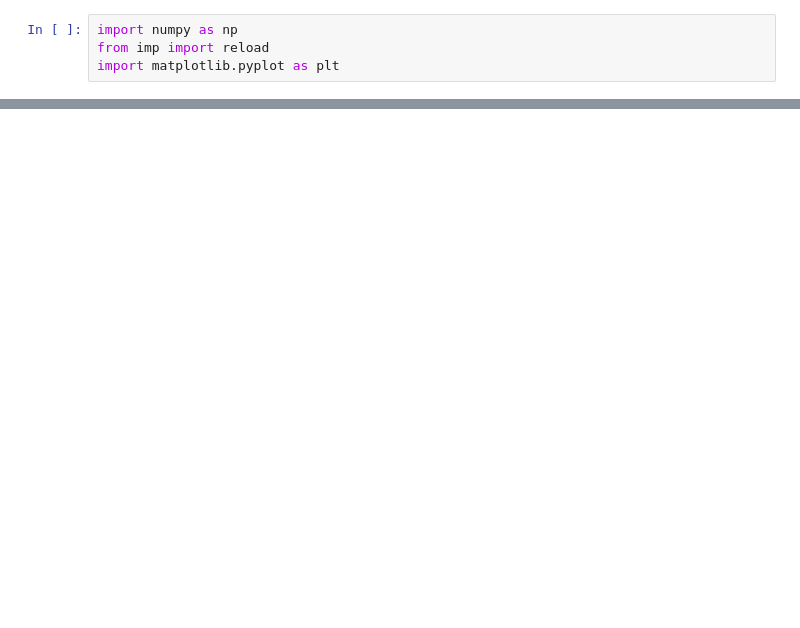
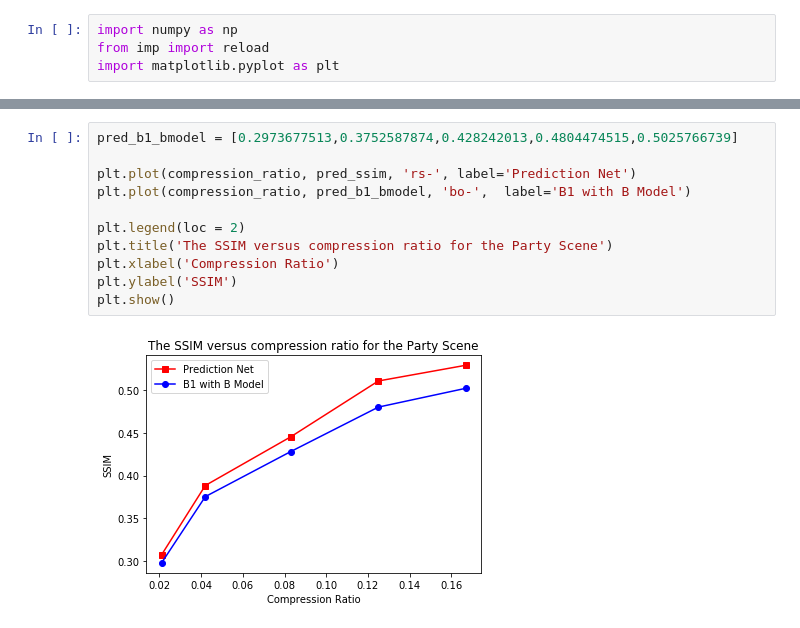
Before and after one commit to Chlerry/Motion-Aware-Deep-Video-Coding-Network, a Jupyter notebook: plot.ipynb, the cells around one changed output, grey strips where cells are left out. Saved outputs shown, nothing was run; the diff lists cells and outputs as text; blank space fills up the shorter version.

```diff
--- a/plot.ipynb
+++ b/plot.ipynb
@@ -27 +42,14 @@ plt.show()
+# %%
+pred_b1_bmodel = [0.2973677513,0.3752587874,0.428242013,0.4804474515,0.5025766739]
+
+plt.plot(compression_ratio, pred_ssim, 'rs-', label='Prediction Net')
+plt.plot(compression_ratio, pred_b1_bmodel, 'bo-',  label='B1 with B Model')
+
+plt.legend(loc = 2)
+plt.title('The SSIM versus compression ratio for the Party Scene')
+plt.xlabel('Compression Ratio')
+plt.ylabel('SSIM')
+plt.show()
+# %% [output]
+[figure, added]
 # %%
```
Also changed, not shown: parts of 8 cells of this notebook, 2 other files.
